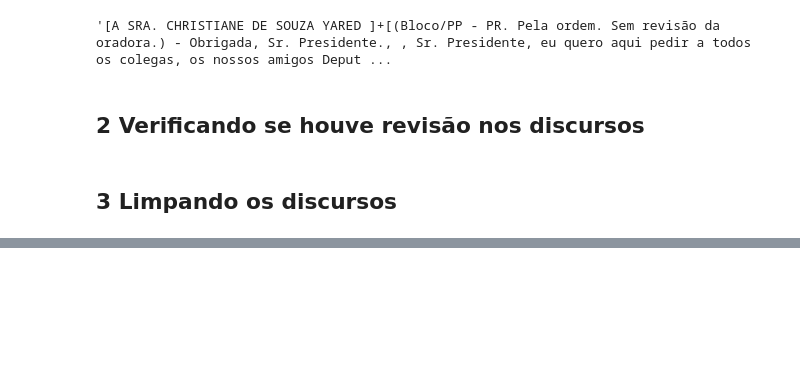
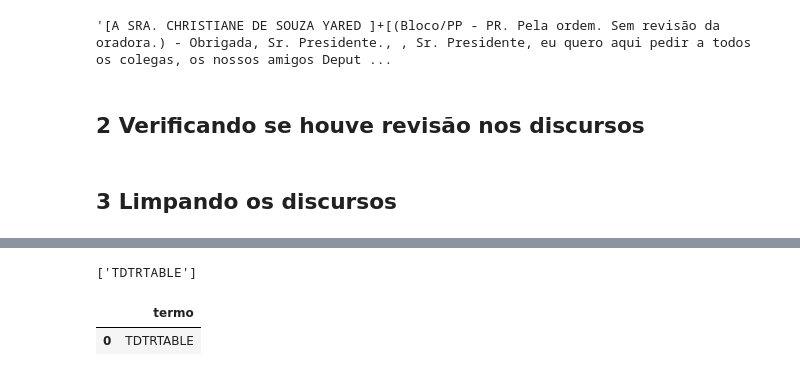
Before and after one commit to samilagarrido/OpenSpeech, a Jupyter notebook: limpeza.ipynb, the cells around one changed output, grey strips where cells are left out. Saved outputs shown, nothing was run; the diff lists cells and outputs as text; code cells hidden in the pictures; blank space fills up the shorter version.

```diff
--- a/limpeza.ipynb
+++ b/limpeza.ipynb
@@ -139,0 +165,10 @@ conectivos_lista
+# %%
+df_discursos["Termo Discurso"] = termos_discurso
+df_discursos["Termo Discurso"][2]
+# %% [output]
+['TDTRTABLE']
+# %%
+df_discursos_limpos[2]
+# %% [output]
+|  | termo |
+| 0 | TDTRTABLE |
```
Also changed, not shown: parts of 4 cells of this notebook, 1 other file.
